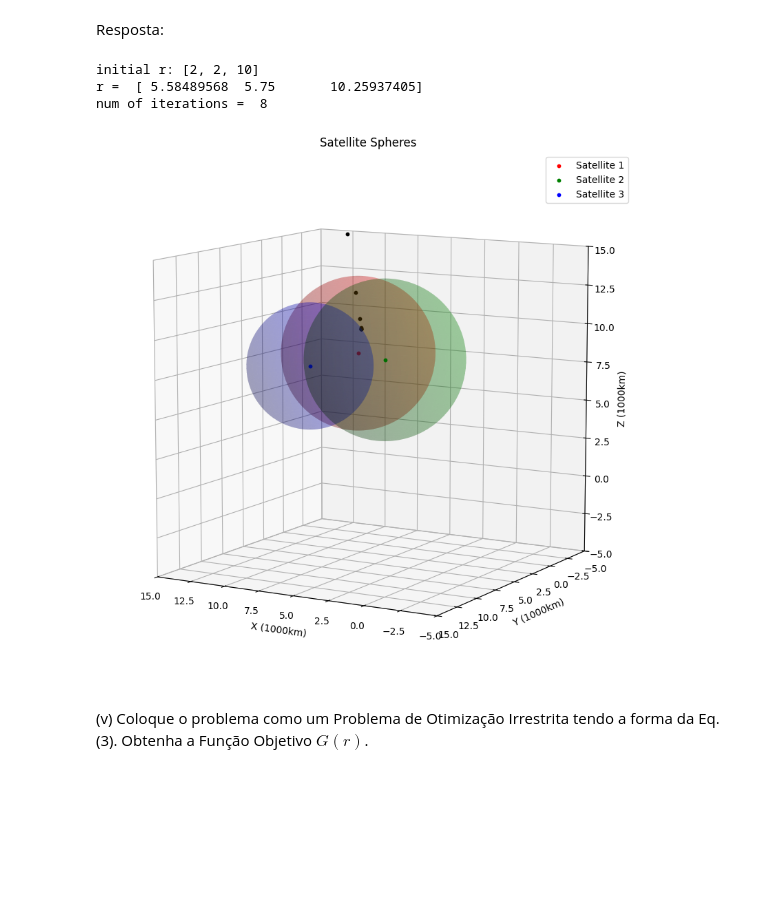
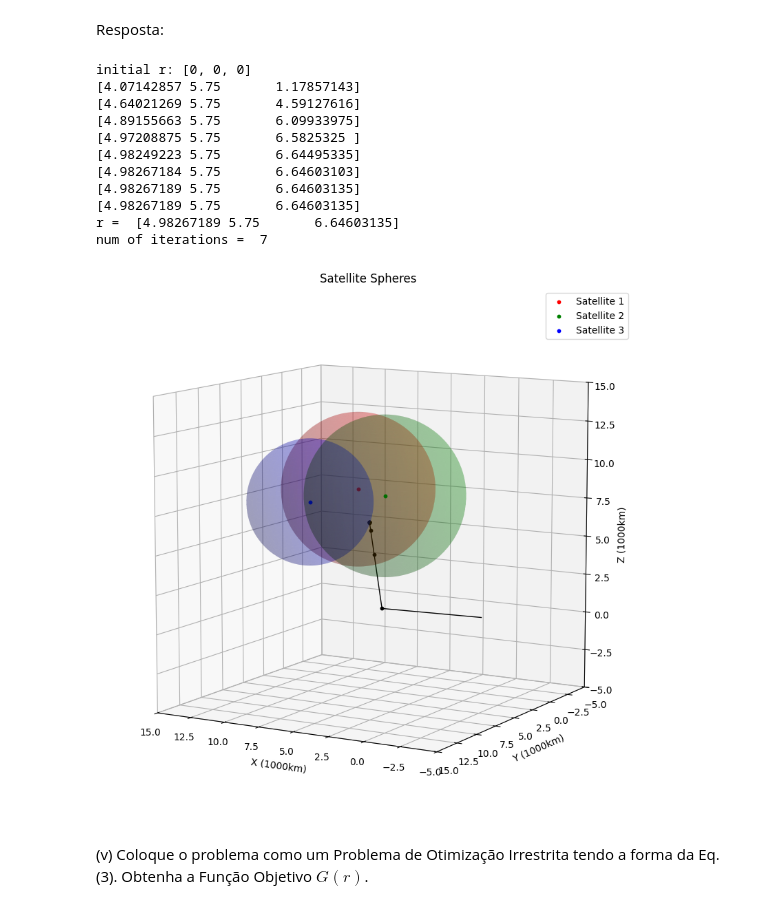
Before and after one commit to davibelo/EQE703_trabalho_1, a Jupyter notebook: res_questao_2.ipynb, the cells around one changed output. Drawn from its saved outputs; the diff is of its cells as text; code cells hidden in the pictures; blank space fills up the shorter version.

```diff
--- a/res_questao_2.ipynb
+++ b/res_questao_2.ipynb
@@ -212,38 +212,54 @@ def jacobian(r, r1, r2, r3):
 # Newton-Raphson method
 def newton_raphson(r_init, r1, r2, r3, R1, R2, R3, ax, tol=1e-10, max_iter=100):
     r = np.array(r_init, dtype=float)
+    points = [r.copy()]
     for i in range(max_iter):
         F = sphere_functions(r, r1, r2, r3, R1, R2, R3)
         J = jacobian(r, r1, r2, r3)
         delta_r = -np.linalg.inv(J) @ F
         r += delta_r
+        print(r)
+        points.append(r.copy())
 
         # Plot iteration point
         ax.scatter(r[0], r[1], r[2], color='k', s=10, marker='o')
         if np.linalg.norm(delta_r) < tol:
             break
+
+    # Plot lines connecting iteration points
+    points = np.array(points)
+    ax.plot(points[:, 0], points[:, 1], points[:, 2], color='k', linestyle='-', linewidth=1)
+
     return r, i
 
 # Figure creation
 fig = plt.figure(figsize=(10, 10))
 ax = fig.add_subplot(111, projection='3d')
 
 # Plot satellites and spheres
 plot_satellites_and_spheres(ax, r1, r2, r3, R1, R2, R3, elev=10, azim=120)
 
 # Newton-Raphson Call
-r_init = [2, 2, 10]
+r_init = [0, 0, 0]
 print('initial r:', r_init)
 
 sol, iterations = newton_raphson(r_init, r1, r2, r3, R1, R2, R3, ax)
 print('r = ', sol)
 print('num of iterations = ', iterations)
 plt.show()
 # %% [output]
-initial r: [2, 2, 10]
-r =  [ 5.58489568  5.75       10.25937405]
-num of iterations =  8
+initial r: [0, 0, 0]
+[4.07142857 5.75       1.17857143]
+[4.64021269 5.75       4.59127616]
+[4.89155663 5.75       6.09933975]
+[4.97208875 5.75       6.5825325 ]
+[4.98249223 5.75       6.64495335]
+[4.98267184 5.75       6.64603103]
+[4.98267189 5.75       6.64603135]
+[4.98267189 5.75       6.64603135]
+r =  [4.98267189 5.75       6.64603135]
+num of iterations =  7
-[figure, old version]
+[figure, new version]
 # %% [markdown]
 (v) Coloque o problema como um Problema de Otimização Irrestrita tendo a forma da Eq. (3). Obtenha a Função Objetivo $G(r)$.
 # %% [markdown]
```
Also changed, not shown: 2 other files.
